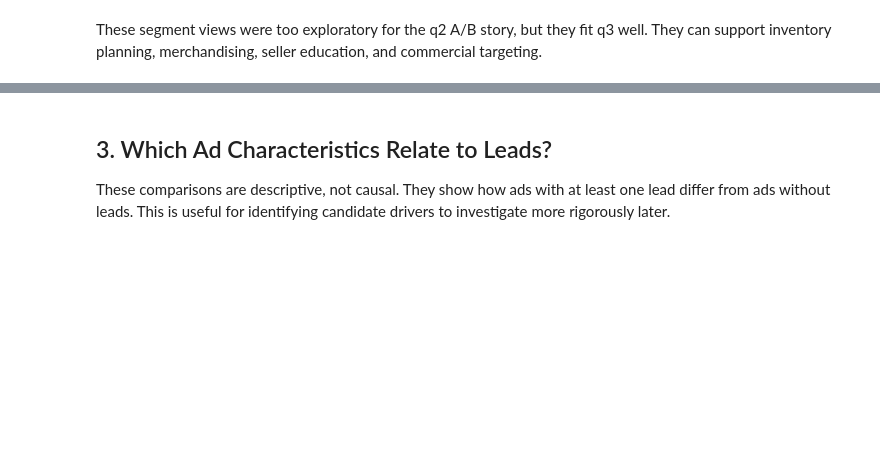
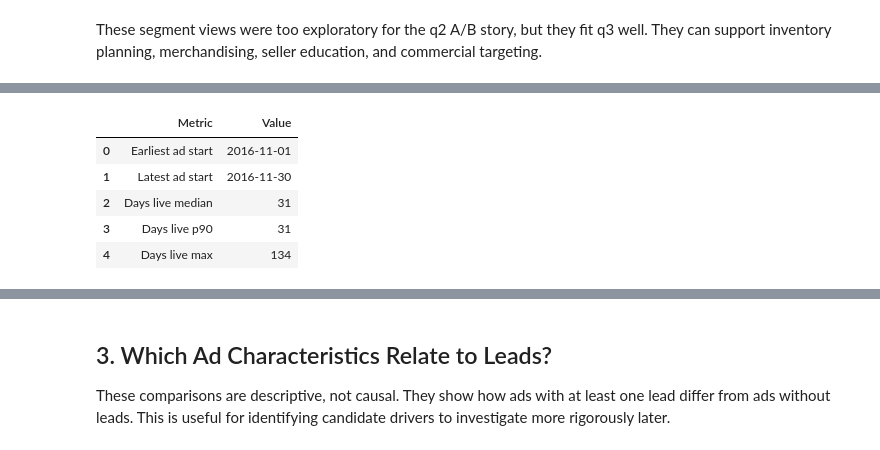
Before and after one commit to omer-t/marktplaats-assignment, a Jupyter notebook: assignments/data_analyst/q3_insights_use_cases.ipynb, the cells around one changed output, grey strips where cells are left out. Cells and saved outputs as stored; diff of their text form; code cells hidden in the pictures; blank space fills up the shorter version.

```diff
--- a/assignments/data_analyst/q3_insights_use_cases.ipynb
+++ b/assignments/data_analyst/q3_insights_use_cases.ipynb
@@ -325,0 +293,28 @@ These segment views were too exploratory for the q2 A/B story, but they fit q3 w
+# %%
+time_scope = pd.DataFrame(
+    {
+        "metric": [
+            "Earliest ad start",
+            "Latest ad start",
+            "Days live median",
+            "Days live p90",
+            "Days live max",
+        ],
+        "value": [
+            insight_data["ad_start_dt"].min(),
+            insight_data["ad_start_dt"].max(),
+            insight_data["days_live"].median(),
+            insight_data["days_live"].quantile(0.90),
+            insight_data["days_live"].max(),
+        ],
+    }
+)
+
+display(helpers.style_table(time_scope))
+# %% [output]
+|  | Metric | Value |
+| 0 | Earliest ad start | 2016-11-01 |
+| 1 | Latest ad start | 2016-11-30 |
+| 2 | Days live median | 31 |
+| 3 | Days live p90 | 31 |
+| 4 | Days live max | 134 |
```
Also changed, not shown: parts of 26 cells of this notebook, 2 other files.
